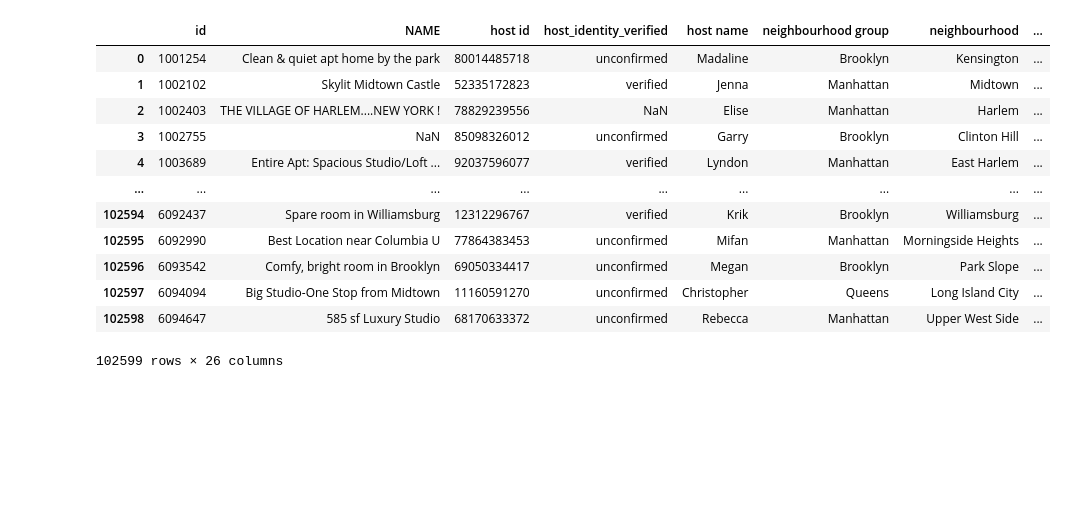
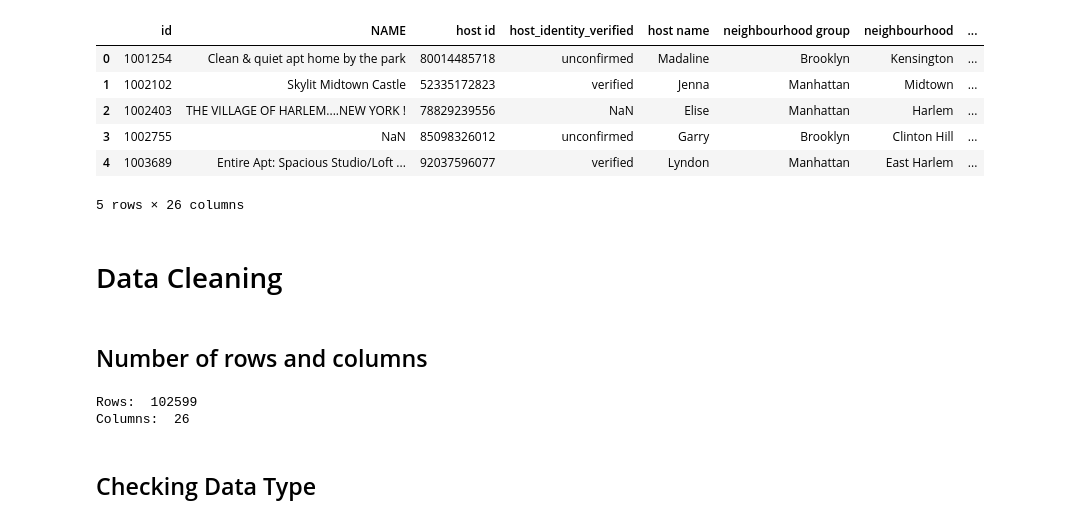
Before and after one commit to mpaydar/Data-Analysis-Personal-Projects, a Jupyter notebook: Data Cleaning/Project1-Airbnb/Airbnb-DataExploration&Cleaning.ipynb, the cells around one changed output. Cells and saved outputs as stored; diff of their text form; code cells hidden in the pictures; blank space fills up the shorter version.

```diff
--- a/Data Cleaning/Project1-Airbnb/Airbnb-DataExploration&Cleaning.ipynb
+++ b/Data Cleaning/Project1-Airbnb/Airbnb-DataExploration&Cleaning.ipynb
@@ -1,21 +1,32 @@
 # %%
-import csv
 import pandas as pd
+import numpy as np
+import matplotlib.pyplot as plt
+import datetime as dt
+import missingno as msno
+import seaborn as sns
 
-df=csv("",)
+
 df=pd.read_csv("https://raw.githubusercontent.com/mpaydar/Data-Analysis-Personal-Projects/main/Data%20Cleaning/Project1-Airbnb/Airbnb_Open_Data.csv")
-df
+df.head(5)
 # %% [output]
 |  | id | NAME | host id | host_identity_verified | host name | neighbourhood group | neighbourhood | ... |
 | 0 | 1001254 | Clean & quiet apt home by the park | 80014485718 | unconfirmed | Madaline | Brooklyn | Kensington | ... |
 | 1 | 1002102 | Skylit Midtown Castle | 52335172823 | verified | Jenna | Manhattan | Midtown | ... |
 | 2 | 1002403 | THE VILLAGE OF HARLEM....NEW YORK ! | 78829239556 | NaN | Elise | Manhattan | Harlem | ... |
 | 3 | 1002755 | NaN | 85098326012 | unconfirmed | Garry | Brooklyn | Clinton Hill | ... |
 | 4 | 1003689 | Entire Apt: Spacious Studio/Loft ... | 92037596077 | verified | Lyndon | Manhattan | East Harlem | ... |
-| ... | ... | ... | ... | ... | ... | ... | ... | ... |
-| 102594 | 6092437 | Spare room in Williamsburg | 12312296767 | verified | Krik | Brooklyn | Williamsburg | ... |
-| 102595 | 6092990 | Best Location near Columbia U | 77864383453 | unconfirmed | Mifan | Manhattan | Morningside Heights | ... |
-| 102596 | 6093542 | Comfy, bright room in Brooklyn | 69050334417 | unconfirmed | Megan | Brooklyn | Park Slope | ... |
-| 102597 | 6094094 | Big Studio-One Stop from Midtown | 11160591270 | unconfirmed | Christopher | Queens | Long Island City | ... |
-| 102598 | 6094647 | 585 sf Luxury Studio | 68170633372 | unconfirmed | Rebecca | Manhattan | Upper West Side | ... |
-102599 rows × 26 columns
+5 rows × 26 columns
+# %% [markdown]
+# Data Cleaning
+# %% [markdown]
+## Number of rows and columns
+# %%
+rows,columns=df.shape
+print('Rows: ',rows)
+print('Columns: ',columns)
+# %% [output]
+Rows:  102599
+Columns:  26
+# %% [markdown]
+## Checking Data Type
```
Also changed, not shown: parts of 40 cells of this notebook, 1 other file.
